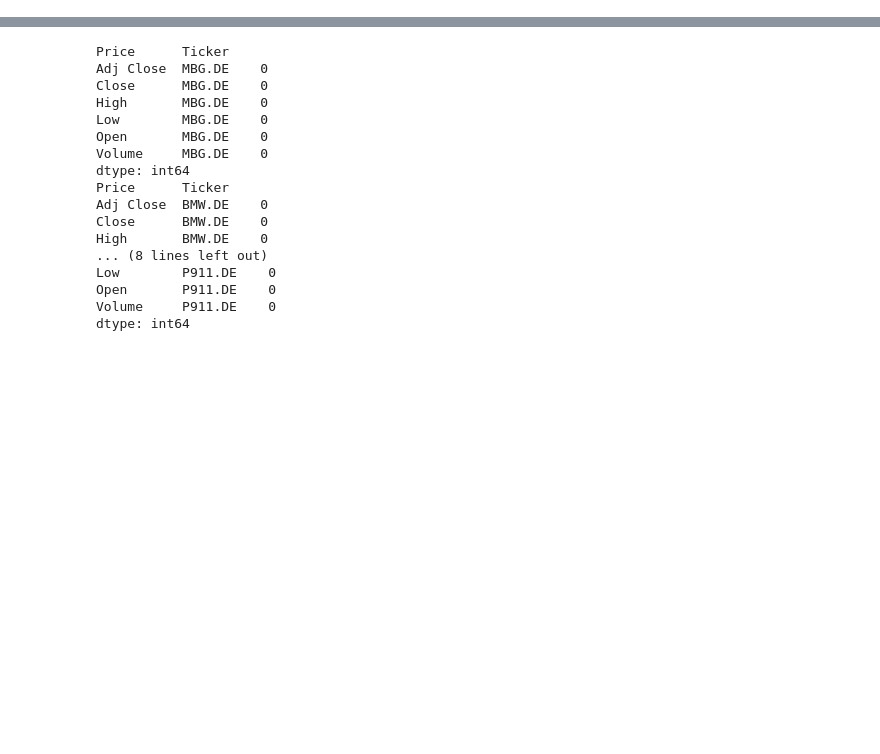
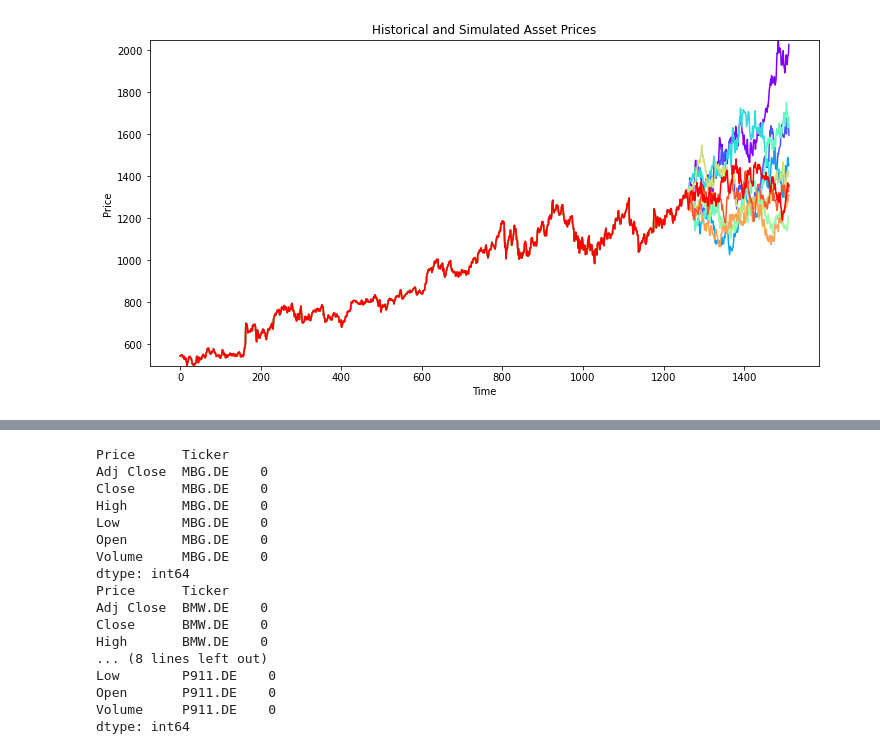
Before and after one commit to tengyaolong2000/simtech, a Jupyter notebook: sim_tech_finance.ipynb, the cells around one changed output, grey strips where cells are left out. Drawn from its saved outputs; the diff is of its cells as text; code cells hidden in the pictures; blank space fills up the shorter version.

```diff
--- a/sim_tech_finance.ipynb
+++ b/sim_tech_finance.ipynb
@@ -99,0 +99,6 @@ Visualize(wholeS1)
+# %%
+HistS2 = np.tile(AAAprices[:, 1], (Nsim, 1))
+wholeS2 = np.hstack((HistS2, S2))
+Visualize(wholeS2)
+# %% [output]
+[figure, added]
```
Also changed, not shown: parts of 37 cells of this notebook.
